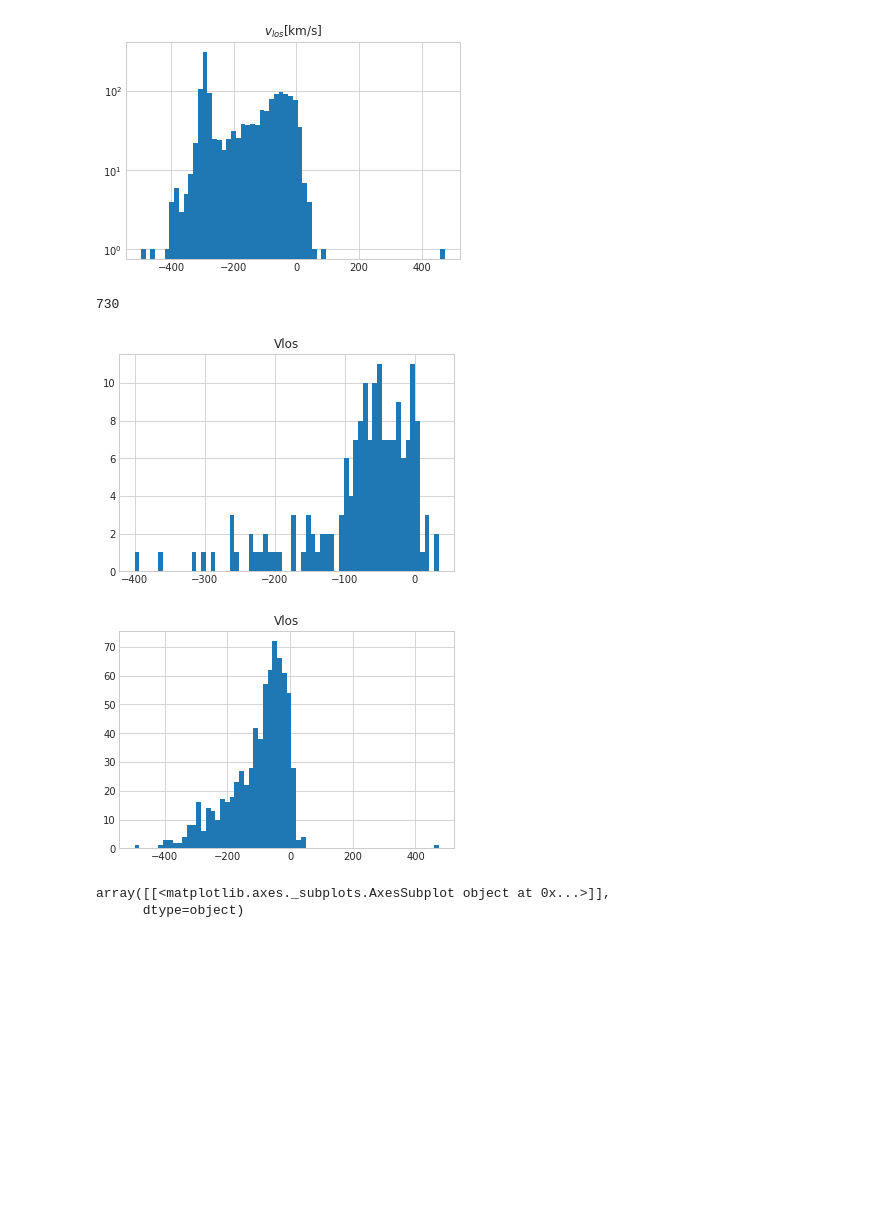
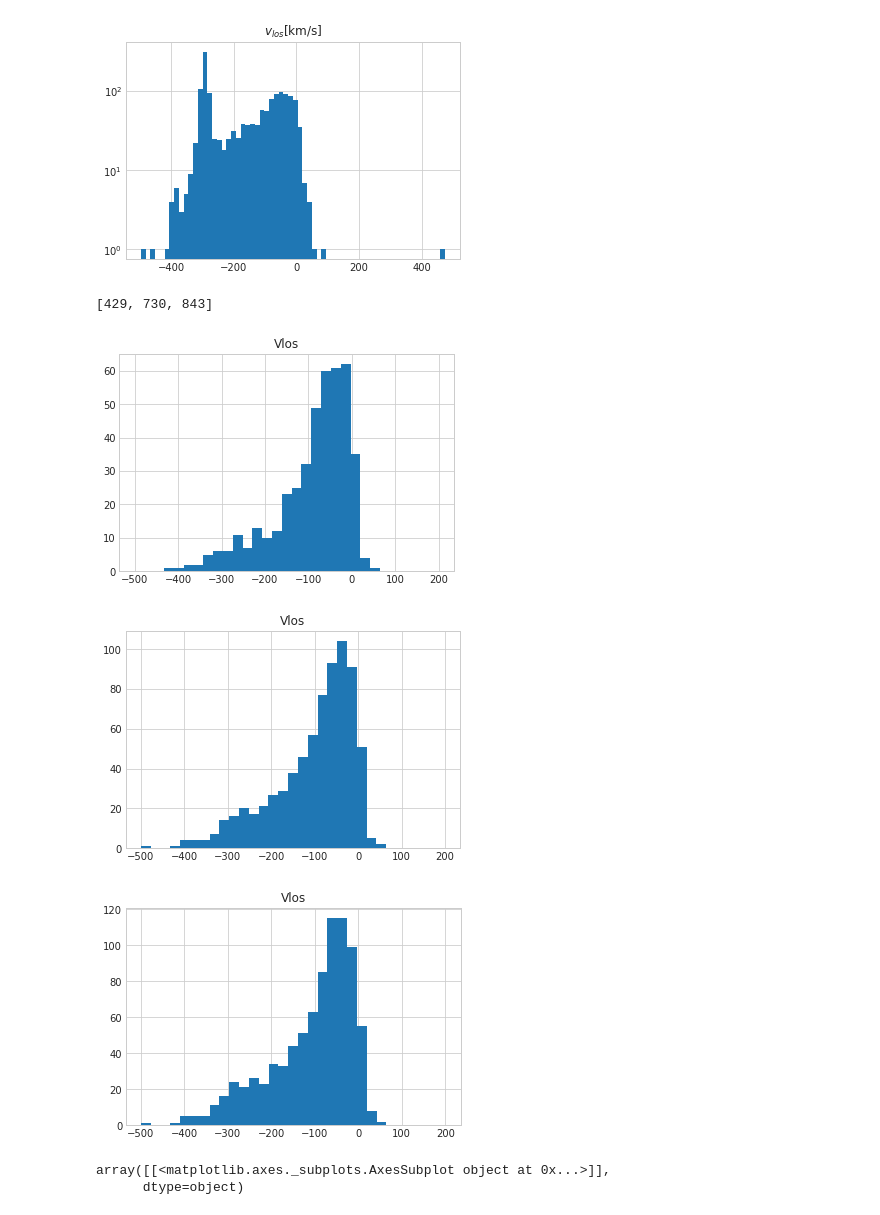
Before and after one commit to gomeshun/modKI17, a Jupyter notebook: Draco/modKI17_spectroscopy-w-center-Copy2.ipynb, the cells around one changed output. Drawn from its saved outputs; the diff is of its cells as text; code cells hidden in the pictures; blank space fills up the shorter version.

```diff
--- a/Draco/modKI17_spectroscopy-w-center-Copy2.ipynb
+++ b/Draco/modKI17_spectroscopy-w-center-Copy2.ipynb
@@ -234,14 +232,18 @@ plt.yscale("log")
 # %% [output]
 [figure]
 # %%
-df_plot = df0[Rs>830]
-df0[Rs>1900].hist("Vlos",bins=64)
-df0[Rs>830].hist("Vlos",bins=64)
-len(df_plot)
+df_plot = df0[Rs>900]
+bins = np.linspace(-500,200,32)
+df0[Rs>1190].hist("Vlos",bins=bins)
+df0[Rs>830].hist("Vlos",bins=bins)
+df0[Rs>670].hist("Vlos",bins=bins)
+
+display([len(df0[Rs>1190]),len(df0[Rs>830]),len(df0[Rs>670])])
 # %% [output]
-730
+[429, 730, 843]
-[figure, old version]
+[figure, new version]
-[figure, old version]
+[figure, new version]
+[figure, added]
 # %%
 df0[angles<2.5].hist("Vlos",bins=64)
 # %% [output]
```
Also changed, not shown: parts of 32 cells of this notebook, 7 other files.
